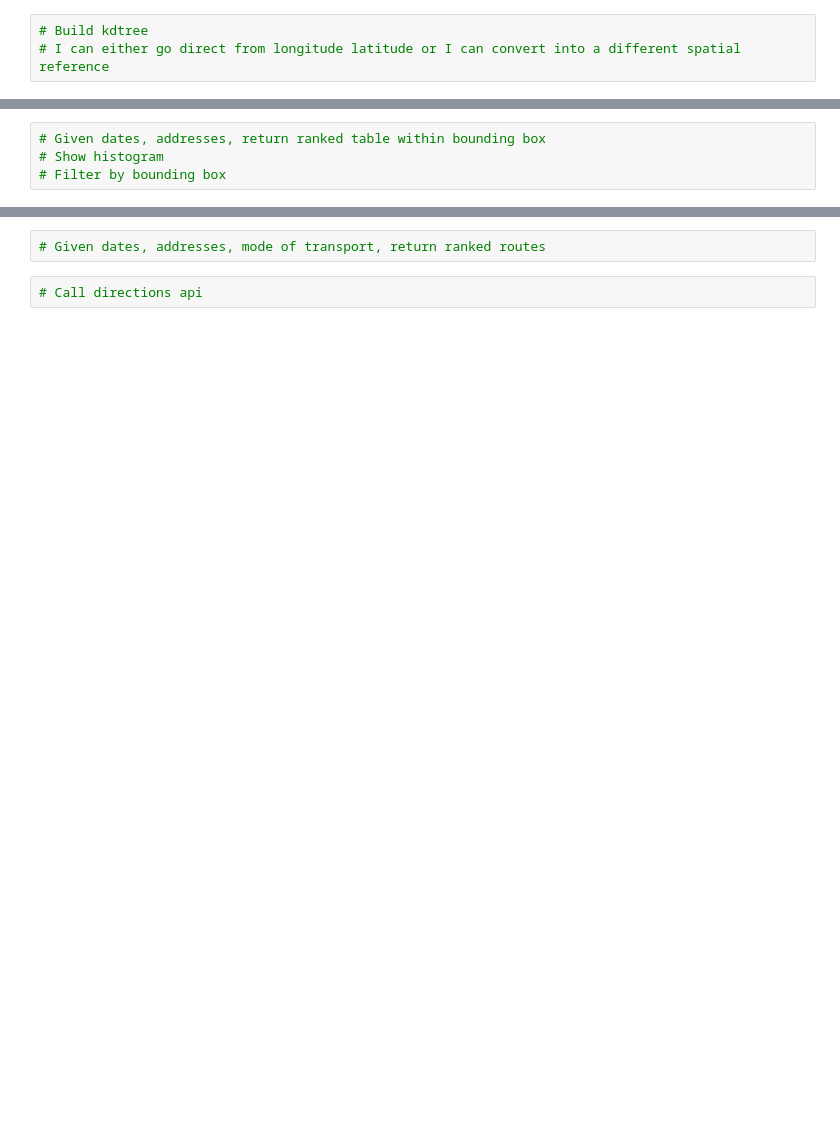
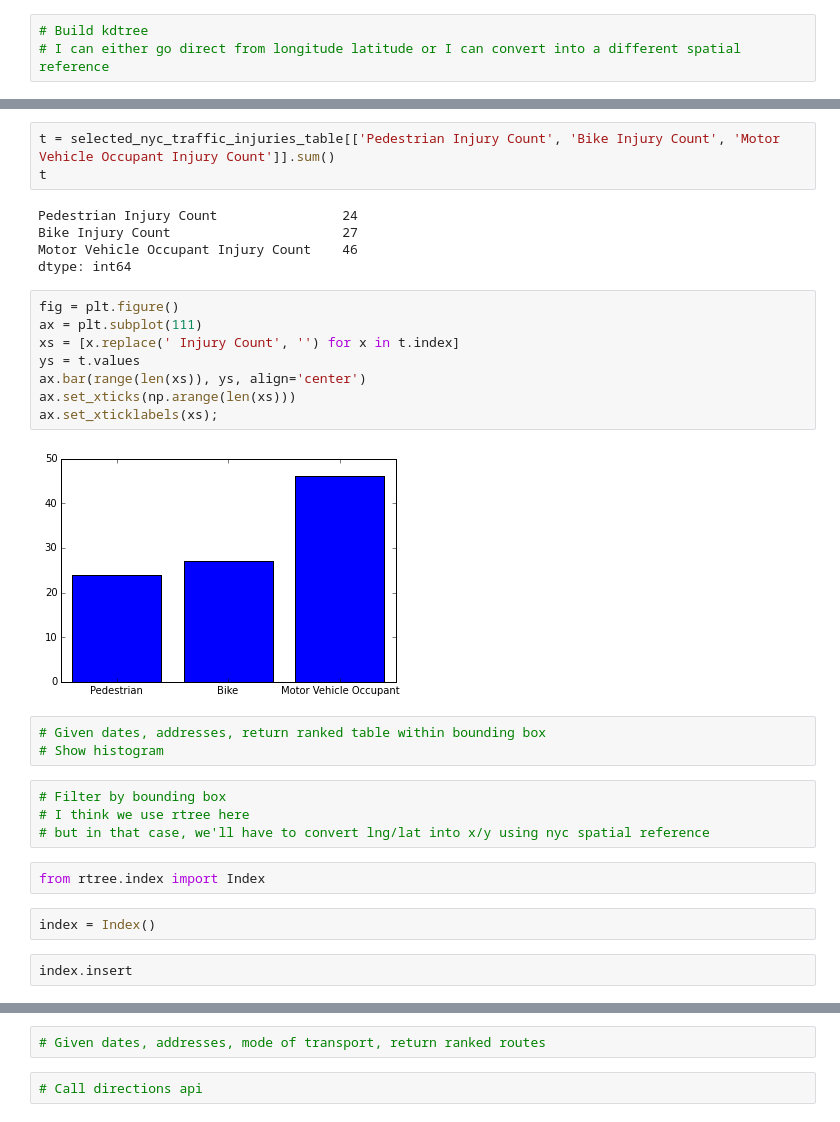
Before and after one commit to crosscompute/analytical-tutorials, a Jupyter notebook: spatiotemporal-analysis/20151217-X-experiment.ipynb, the cells around one changed output, grey strips where cells are left out. Saved outputs shown, nothing was run; the diff lists cells and outputs as text; blank space fills up the shorter version.

```diff
--- a/spatiotemporal-analysis/20151217-X-experiment.ipynb
+++ b/spatiotemporal-analysis/20151217-X-experiment.ipynb
@@ -208,4 +376,31 @@ from pysal.cg.kdtree import Arc_KDTree
+# %%
+t = selected_nyc_traffic_injuries_table[['Pedestrian Injury Count', 'Bike Injury Count', 'Motor Vehicle Occupant Injury Count']].sum()
+t
+# %% [output]
+Pedestrian Injury Count                24
+Bike Injury Count                      27
+Motor Vehicle Occupant Injury Count    46
+dtype: int64
+# %%
+fig = plt.figure()
+ax = plt.subplot(111)
+xs = [x.replace(' Injury Count', '') for x in t.index]
+ys = t.values
+ax.bar(range(len(xs)), ys, align='center')
+ax.set_xticks(np.arange(len(xs)))
+ax.set_xticklabels(xs);
+# %% [output]
+[figure, added]
 # %%
 # Given dates, addresses, return ranked table within bounding box
 # Show histogram
-# Filter by bounding box
+# %%
+# Filter by bounding box
+# I think we use rtree here
+# but in that case, we'll have to convert lng/lat into x/y using nyc spatial reference
+# %%
+from rtree.index import Index
+# %%
+index = Index()
+# %%
+index.insert
```
Also changed, not shown: parts of 85 cells of this notebook, 1 other file.
